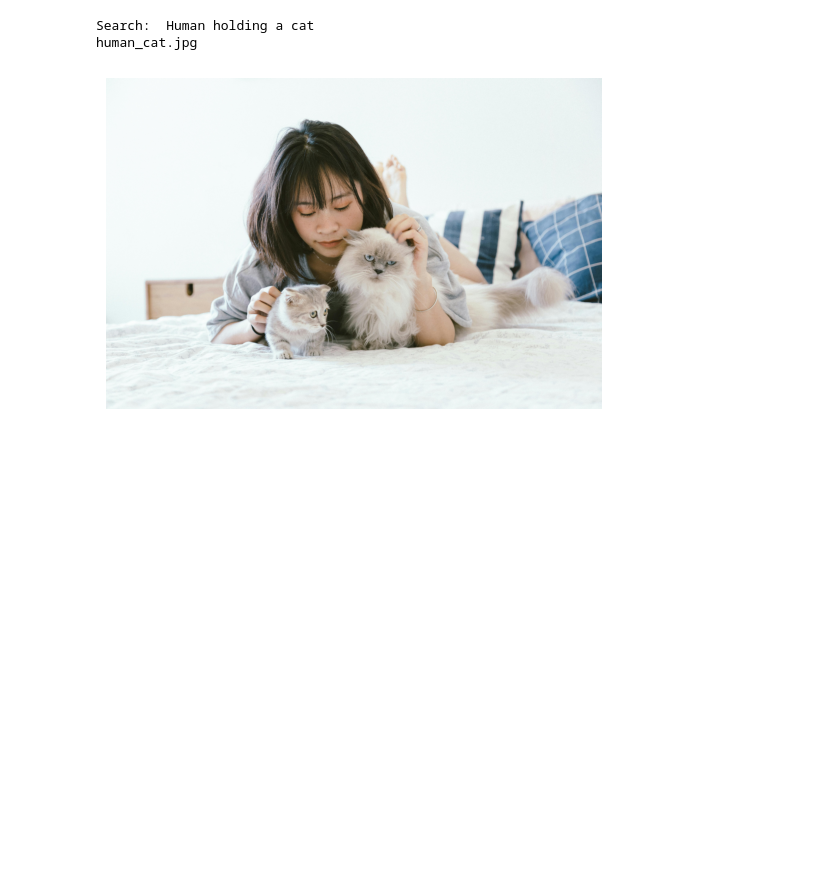
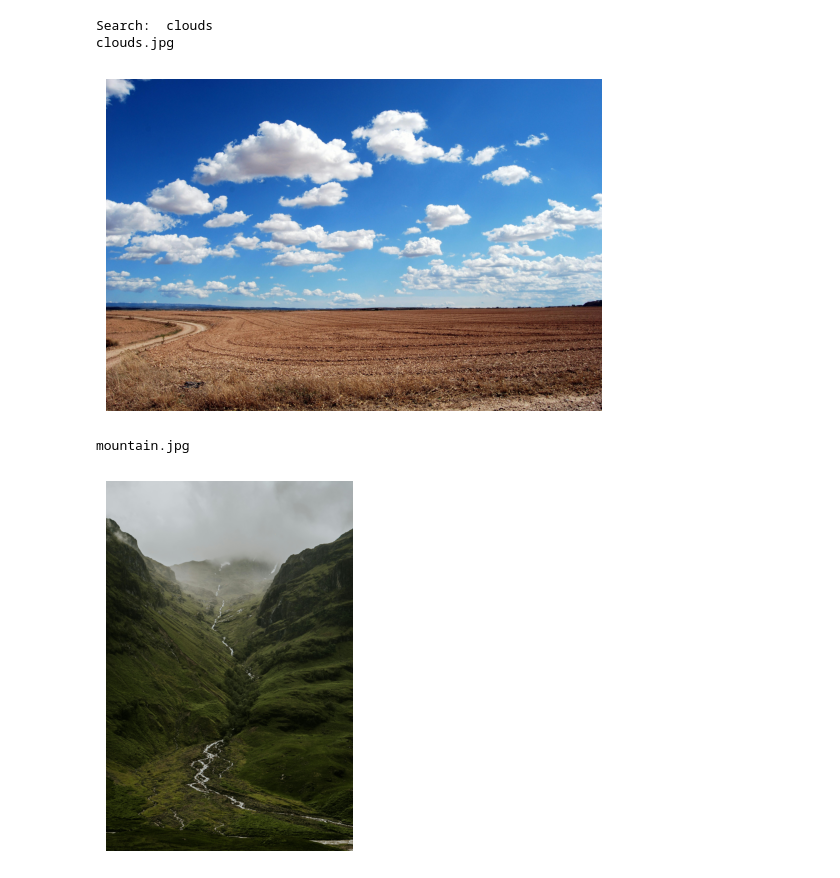
Before and after one commit to Abhay-Mmmm/HacKP-Tasks, a Jupyter notebook: task3_Search_Images/model.ipynb, the cells around one changed output. Saved outputs shown, nothing was run; the diff lists cells and outputs as text; code cells hidden in the pictures; blank space fills up the shorter version.

```diff
--- a/task3_Search_Images/model.ipynb
+++ b/task3_Search_Images/model.ipynb
@@ -20,21 +20,23 @@ img_feats = model.encode_image(imgs).detach()
 # %%
 # Search
 query = input("Search: ")
 txt = clip.tokenize([query]).to(device)
 txt_feat = model.encode_text(txt).detach()
 
 # Cosine similarity
 sims = (img_feats @ txt_feat.T).squeeze()
-topk = sims.topk(1).indices
+topk = sims.topk(2).indices
 
 # Show results
 for i in topk:
     path = os.path.join(folder, names[i])
     print(names[i])
     plt.imshow(Image.open(path))
     plt.axis("off")
     plt.show()
 # %% [output]
-Search:  Human holding a cat
-human_cat.jpg
+Search:  clouds
+clouds.jpg
-[figure, old version]
+[figure, new version]
+mountain.jpg
+[figure, added]
```
Also changed, not shown: 23 other files.
